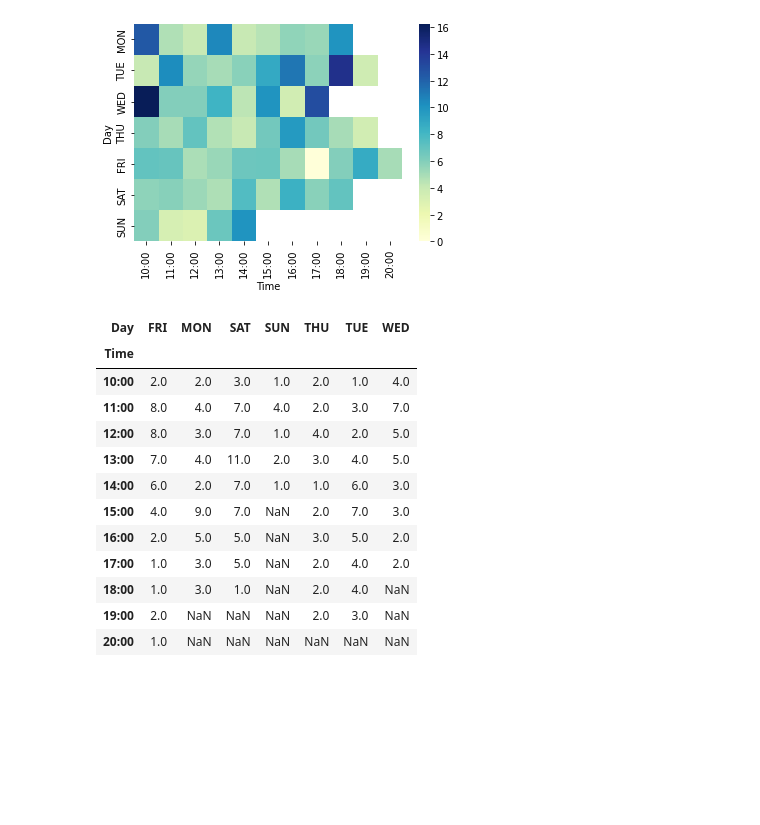
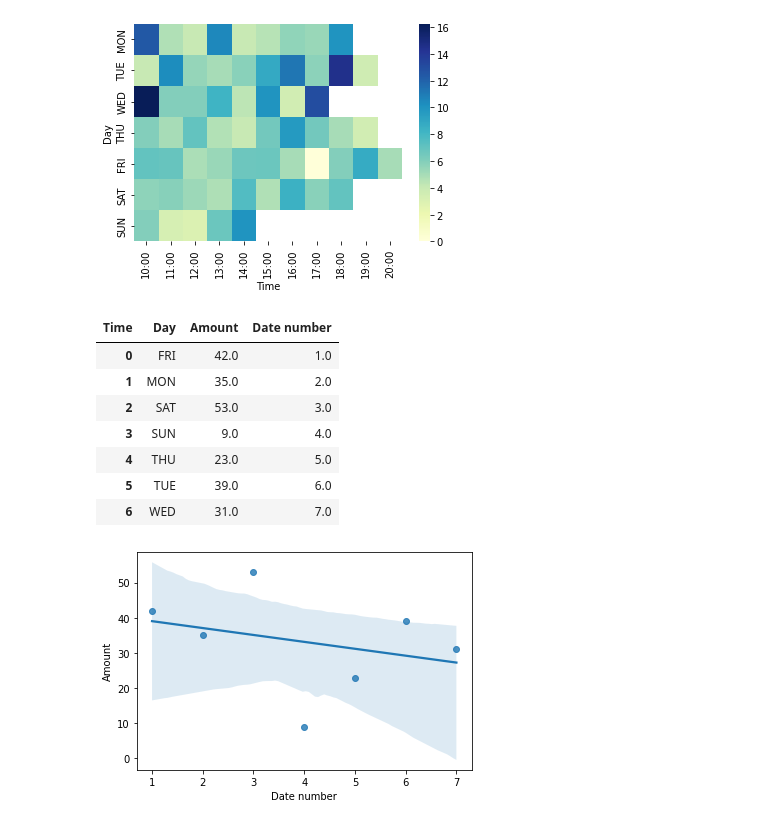
Before and after one commit to ingimar-eyfjord/Hair_tip_data_analysis, a Jupyter notebook: Hair_tip_data_analysis.ipynb, the cells around one changed output. Cells and saved outputs as stored; diff of their text form; code cells hidden in the pictures; blank space fills up the shorter version.

Commit message:
Cannot do linear regression, but did line graph
I've come to realise that Linear regression relies on two Interval datapoints where as one effects the other, and we don't have that kind of data

```diff
--- a/Hair_tip_data_analysis.ipynb
+++ b/Hair_tip_data_analysis.ipynb
@@ -197,29 +197,33 @@ sns.heatmap(HeatplotDay, cmap="YlGnBu")
 # %%
 #Create pivot table before making regression
 #Here I want to find regression of the number of times a tip is given between the day and time
 
-Regression = pd.pivot_table(HairCutBatch, values='Tip amount', index=['Time'], columns=['Day'], aggfunc=lambda x: sum(x.value_counts()))
-dates = ['MON', 'TUE', 'WED', 'THU', 'FRI', 'SAT', 'SUN']
-times = ['10:00','11:00','12:00','13:00','14:00','15:00','16:00','17:00','18:00','19:00','20:00']
-# Regression = Regression.melt(id_vars=times, var_name='Time', value_name='Tip amount')
+Regression = pd.pivot_table(HairCutBatch, values='Tip amount', index=['Day'], columns=['Time'], aggfunc=lambda x: sum(x.value_counts())).reset_index()
+#
+Regression['Amount'] = Regression.sum(axis=1).astype(float)
+# Regression['Amount'] = Regression.astype(str).values.sum(axis=1)
+# dates = ['MON', 'TUE', 'WED', 'THU', 'FRI', 'SAT', 'SUN']
+# Regression = Regression.melt(id_vars=dates, var_name='Day', value_name='Amount')
 
 #Reorder days on 0 axis
-# column_order = ['MON', 'TUE', 'WED', 'THU', 'FRI', 'SAT', 'SUN']
-# Regression = Regression.reindex(column_order, axis=0)
+times = ['10:00','11:00','12:00','13:00','14:00','15:00','16:00','17:00','18:00','19:00','20:00']
+Regression = Regression.drop(times ,axis= 1)
+
+new_index = [1,2,3,4,5,6,7]
+Regression['Date number'] = new_index
+Regression['Date number'] = pd.to_numeric(Regression['Date number'], downcast="float")
+Regression['Amount'] = pd.to_numeric(Regression['Amount'], downcast="float")
 Regression.head(100)
-#View pivot table
-# sns.regplot(x="Age", y="Tip amount", data=Regression);
 # %% [output]
-| Day | FRI | MON | SAT | SUN | THU | TUE | WED |
-| Time |  |  |  |  |  |  |  |
-| 10:00 | 2.0 | 2.0 | 3.0 | 1.0 | 2.0 | 1.0 | 4.0 |
-| 11:00 | 8.0 | 4.0 | 7.0 | 4.0 | 2.0 | 3.0 | 7.0 |
-| 12:00 | 8.0 | 3.0 | 7.0 | 1.0 | 4.0 | 2.0 | 5.0 |
-| 13:00 | 7.0 | 4.0 | 11.0 | 2.0 | 3.0 | 4.0 | 5.0 |
-| 14:00 | 6.0 | 2.0 | 7.0 | 1.0 | 1.0 | 6.0 | 3.0 |
-| 15:00 | 4.0 | 9.0 | 7.0 | NaN | 2.0 | 7.0 | 3.0 |
-| 16:00 | 2.0 | 5.0 | 5.0 | NaN | 3.0 | 5.0 | 2.0 |
-| 17:00 | 1.0 | 3.0 | 5.0 | NaN | 2.0 | 4.0 | 2.0 |
-| 18:00 | 1.0 | 3.0 | 1.0 | NaN | 2.0 | 4.0 | NaN |
-| 19:00 | 2.0 | NaN | NaN | NaN | 2.0 | 3.0 | NaN |
-| 20:00 | 1.0 | NaN | NaN | NaN | NaN | NaN | NaN |
+| Time | Day | Amount | Date number |
+| 0 | FRI | 42.0 | 1.0 |
+| 1 | MON | 35.0 | 2.0 |
+| 2 | SAT | 53.0 | 3.0 |
+| 3 | SUN | 9.0 | 4.0 |
+| 4 | THU | 23.0 | 5.0 |
+| 5 | TUE | 39.0 | 6.0 |
+| 6 | WED | 31.0 | 7.0 |
+# %%
+sns.regplot(x='Date number', y="Amount", data=Regression);
+# %% [output]
+[figure, added]
```
Also changed, not shown: parts of 4 cells of this notebook.
